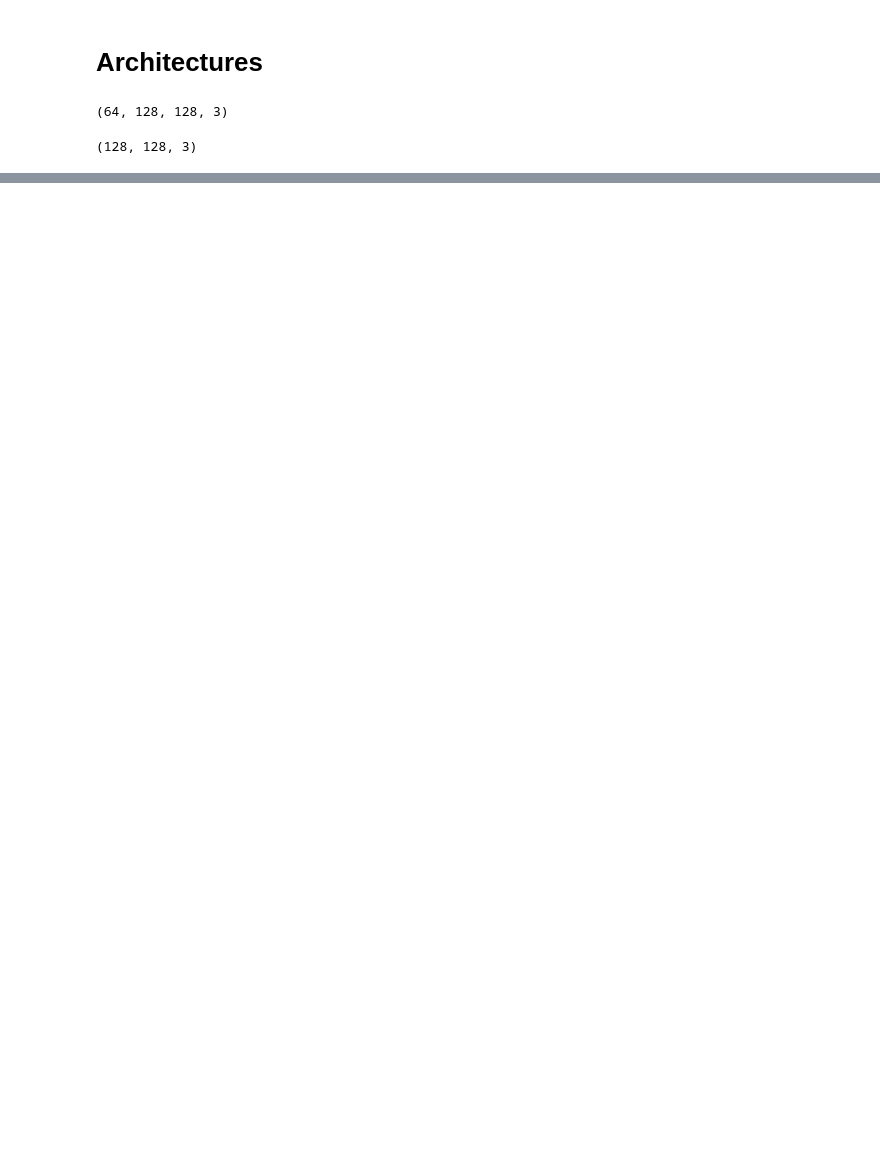
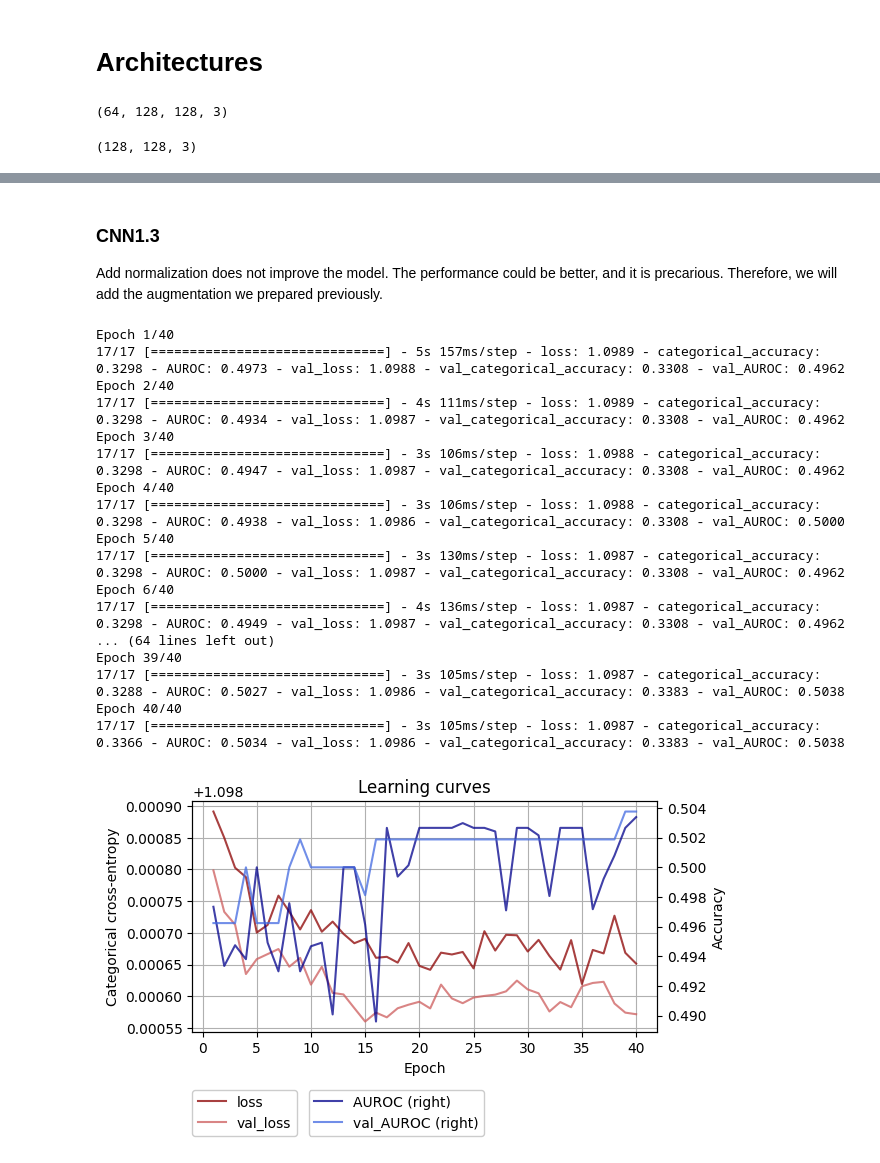
Before and after one commit to iryna-savchuk/DL_project, a Jupyter notebook: 3_1_model_handcrafted.ipynb, the cells around one changed output, grey strips where cells are left out. Saved outputs shown, nothing was run; the diff lists cells and outputs as text; code cells hidden in the pictures; blank space fills up the shorter version.

```diff
--- a/3_1_model_handcrafted.ipynb
+++ b/3_1_model_handcrafted.ipynb
@@ -690,0 +341,78 @@ Epoch 15/15
+# %% [markdown]
+### CNN1.3
+Add normalization does not improve the model. The performance could be better, and it is precarious. Therefore, we will add the augmentation we prepared previously.
+# %%
+# Architecture V1.3
+cnn1_3 = Sequential([# Input layer
+                   layers.Input(input_shape[1:]),
+                    # Data augmentation
+                   augmentation,
+                   # Data preprocessing
+                   layers.Rescaling(1./255),
+                   # Feature extraction
+                   layers.Conv2D(filters=6*input_shape[-1],
+                                 kernel_size=(5, 5),
+                                 kernel_initializer=initializers.GlorotNormal(seed=seed)),
+                   layers.Activation("softmax"),
+                   layers.MaxPooling2D(pool_size=(2, 2)), # subsampling
+                   # repeat
+                   layers.Conv2D(filters=16*input_shape[-1],
+                                 kernel_size=(5, 5),
+                                 kernel_initializer=initializers.GlorotNormal(seed=seed)),
+                   layers.Activation("softmax"),
+                   layers.MaxPooling2D(pool_size=(2, 2)),
+                   # From a HxWxC cuboid to a (H*W*C) vector per image
+                   layers.Flatten(),
+                   # Classification (use units=n_classes, activation="softmax" for multi-class)
+                   layers.Dense(units=3, # one layer
+                                activation="softmax",
+                                kernel_initializer=initializers.GlorotNormal(seed=seed))],
+                   name="CNN-V1_3")
+
+# Compiles the model for training.
+learning_rate = 0.001  # 0.001 <=> 1e-3
+cnn1_3.compile(loss="categorical_crossentropy",
+             optimizer=optimizers.SGD(learning_rate=learning_rate),
+             metrics=[metrics.CategoricalAccuracy(name='categorical_accuracy'),
+                      metrics.AUC(name='AUROC')])
+
+# Model training (V3)
+epochs = 40
+history1_3 = cnn1_3.fit(ds_train, epochs=epochs, validation_data=ds_validation)
+
+# Create DataFrame object
+df_hist = pd.DataFrame.from_dict(history1_3.history)
+df_hist["Epoch"] = np.arange(1, len(df_hist) + 1, 1)
+# Plot learning curves
+secondary_y = ["AUROC", "val_AUROC"] # ["accuracy", "val_accuracy"]
+ax = df_hist.plot(x="Epoch", y=['loss', 'val_loss'] + secondary_y,
+                  secondary_y = secondary_y,
+                  kind="line", figsize=(6, 3), grid=True, legend=True,
+                  ylabel="Categorical cross-entropy",
+                  xlabel="Epoch", title="Learning curves",
+                  color=['darkred', 'indianred', "darkblue", "royalblue"], alpha=0.75, fontsize=10)
+ax.right_ax.set_ylabel("Accuracy")
+ax.right_ax.legend(loc=(0.25, -0.45), framealpha=1.0)
+ax.legend(loc=(0, -0.45), framealpha=1.0)
+plt.show()
+
+tf.get_logger().setLevel('ERROR')
+# %% [output]
+Epoch 1/40
+17/17 [==============================] - 5s 157ms/step - loss: 1.0989 - categorical_accuracy: 0.3298 - AUROC: 0.4973 - val_loss: 1.0988 - val_categorical_accuracy: 0.3308 - val_AUROC: 0.4962
+Epoch 2/40
+17/17 [==============================] - 4s 111ms/step - loss: 1.0989 - categorical_accuracy: 0.3298 - AUROC: 0.4934 - val_loss: 1.0987 - val_categorical_accuracy: 0.3308 - val_AUROC: 0.4962
+Epoch 3/40
+17/17 [==============================] - 3s 106ms/step - loss: 1.0988 - categorical_accuracy: 0.3298 - AUROC: 0.4947 - val_loss: 1.0987 - val_categorical_accuracy: 0.3308 - val_AUROC: 0.4962
+Epoch 4/40
+17/17 [==============================] - 3s 106ms/step - loss: 1.0988 - categorical_accuracy: 0.3298 - AUROC: 0.4938 - val_loss: 1.0986 - val_categorical_accuracy: 0.3308 - val_AUROC: 0.5000
+Epoch 5/40
+17/17 [==============================] - 3s 130ms/step - loss: 1.0987 - categorical_accuracy: 0.3298 - AUROC: 0.5000 - val_loss: 1.0987 - val_categorical_accuracy: 0.3308 - val_AUROC: 0.4962
+Epoch 6/40
+17/17 [==============================] - 4s 136ms/step - loss: 1.0987 - categorical_accuracy: 0.3298 - AUROC: 0.4949 - val_loss: 1.0987 - val_categorical_accuracy: 0.3308 - val_AUROC: 0.4962
+... (64 lines left out)
+Epoch 39/40
+17/17 [==============================] - 3s 105ms/step - loss: 1.0987 - categorical_accuracy: 0.3288 - AUROC: 0.5027 - val_loss: 1.0986 - val_categorical_accuracy: 0.3383 - val_AUROC: 0.5038
+Epoch 40/40
+17/17 [==============================] - 3s 105ms/step - loss: 1.0987 - categorical_accuracy: 0.3366 - AUROC: 0.5034 - val_loss: 1.0986 - val_categorical_accuracy: 0.3383 - val_AUROC: 0.5038
+[figure, added]
```
Also changed, not shown: parts of 46 cells of this notebook.
